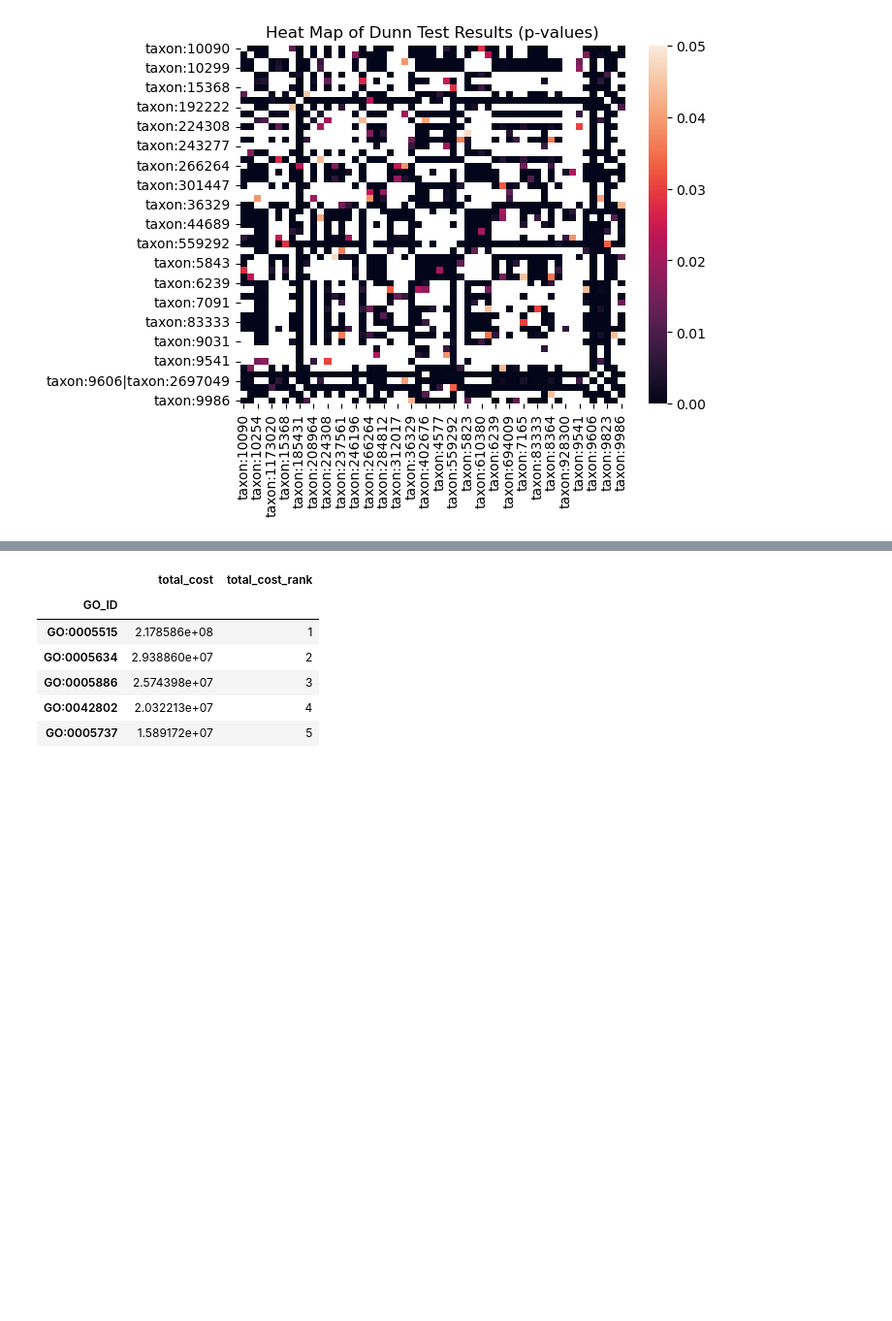
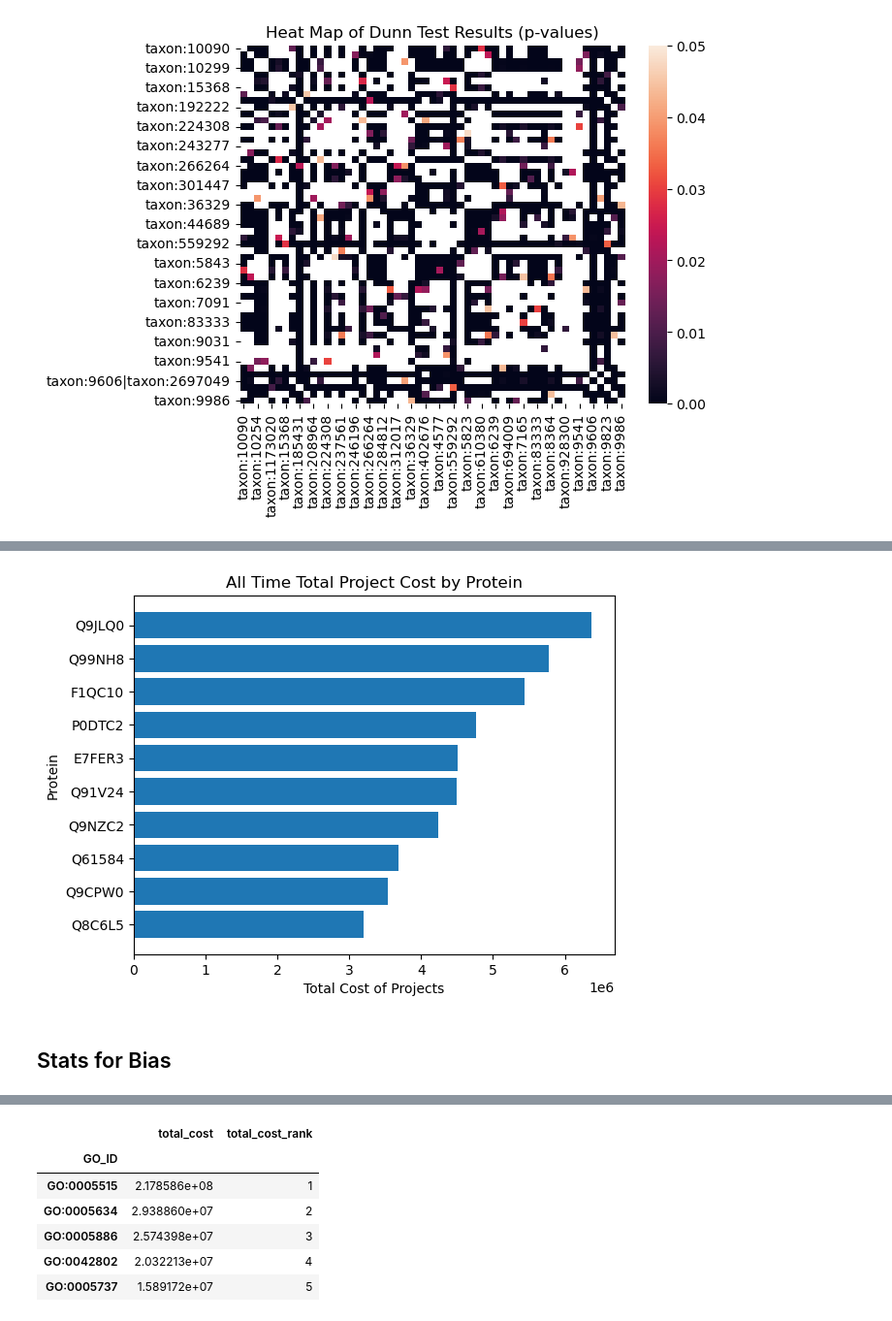
Before and after one commit to Moulica5374/NIH-Funding-Annotation-Analysis-Team-Project, a Jupyter notebook: Data_Analysis.ipynb, the cells around one changed output, grey strips where cells are left out. Shown at 97% size. Cells and saved outputs as stored; diff of their text form; code cells hidden in the pictures; blank space fills up the shorter version.

Commit message:
Updates to whole file
Updated code for RQ2 and the structure of the whole project.

```diff
--- a/Data_Analysis.ipynb
+++ b/Data_Analysis.ipynb
@@ -409,2 +458,7 @@ Text(0.5, 1.0, 'Heat Map of Dunn Test Results (p-values)')
 
 # protein = DB_Object_ID
+# %%
+data['num_proteins'] = data.groupby('PROJECT_NUMBER')['DB_Object_ID'].transform('count')
+data['cost_per_protein'] = data['TOTAL_COST']/data['num_proteins']
+
+data['cost_per_protein'].head()
@@ -410,0 +472,12 @@ Text(0.5, 1.0, 'Heat Map of Dunn Test Results (p-values)')
+# %%
+# Get some basic statistics on proteins
+protein_data = data[['DB_Object_ID', 'TOTAL_COST', 'cost_per_protein', 'PMID', 'PROJECT_NUMBER']]
+print(f"number of proteins: {len(protein_data['DB_Object_ID'].unique())}")
+print(f"number of PMIDs: {len(protein_data['PMID'].unique())}")
+print(f"number of Projects: {len(protein_data['PROJECT_NUMBER'].unique())}")
+
+total_cost_per_protein = protein_data.groupby('DB_Object_ID').agg(
+    num_projects = ('DB_Object_ID', 'size'),
+    cost = ('cost_per_protein', 'sum')
+).sort_values(by = ['cost', 'num_projects'], ascending=[False, False])
+print(total_cost_per_protein.head(10))
@@ -410,0 +500,8 @@ Text(0.5, 1.0, 'Heat Map of Dunn Test Results (p-values)')
+# %%
+# add ranking columns for how they rank against other taxons
+total_cost_per_protein = add_rank_cols(total_cost_per_protein, 'cost')
+
+# get top 10 taxons with the highest total cost
+t10_protein_cost = get_top_x(total_cost_per_protein, 'total_cost_rank', 10, False)
+
+t10_protein_cost.head(10)
@@ -410,0 +520,24 @@ Text(0.5, 1.0, 'Heat Map of Dunn Test Results (p-values)')
+# %%
+# visualize as a bar plot
+plt.barh(t10_protein_cost['DB_Object_ID'], t10_protein_cost['cost'])
+plt.xlabel('Total Cost of Projects')
+plt.ylabel('Protein')
+plt.title('All Time Total Project Cost by Protein')
+plt.show()
+
+protein_mapping = {
+    "Q12933": "TRAF2_HUMAN",
+	"Q00519": "XDH_MOUSE",
+	"Q9HB90": "RRAGC_HUMAN",
+	"Q8N6T7": "SIR6_HUMAN",
+	"Q9QY24": "ZBP1_MOUSE",
+	"Q9QZL0": "RIPK3_MOUSE",
+	"Q8BHZ5": "CYREN_MOUSE",
+	"Q9NZC2": "TREM2_HUMAN",
+	"Q99NH8": "TREM2_MOUSE",
+	"Q9JLQ0": "CD2AP_MOUSE"
+}
+# %% [output]
+[figure, added]
+# %% [markdown]
+## Stats for Bias
```
Also changed, not shown: parts of 44 cells of this notebook.
